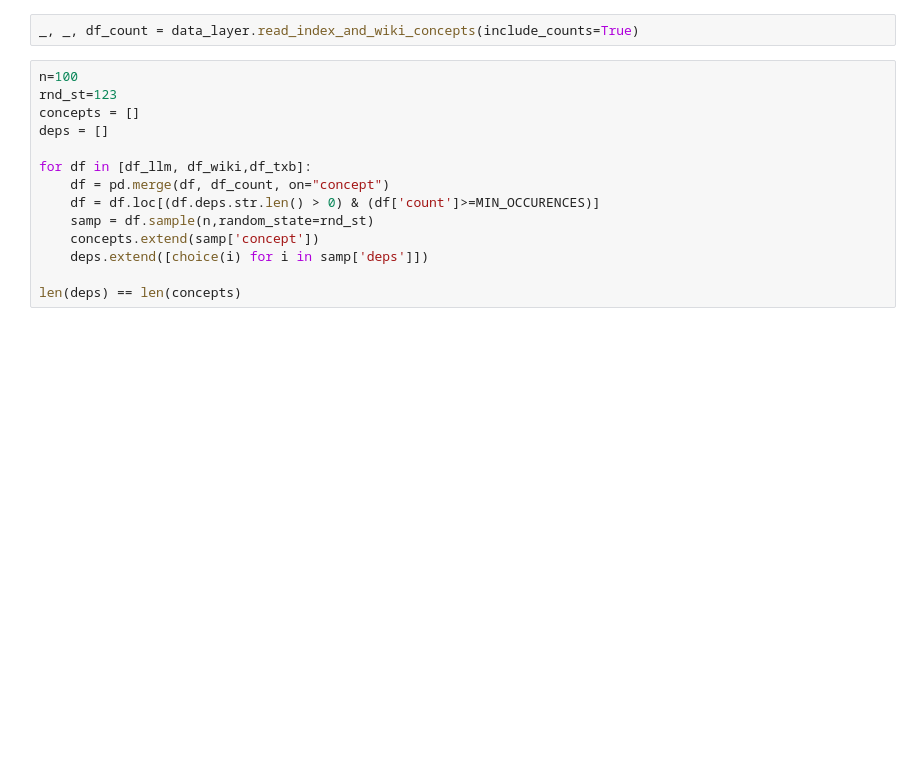
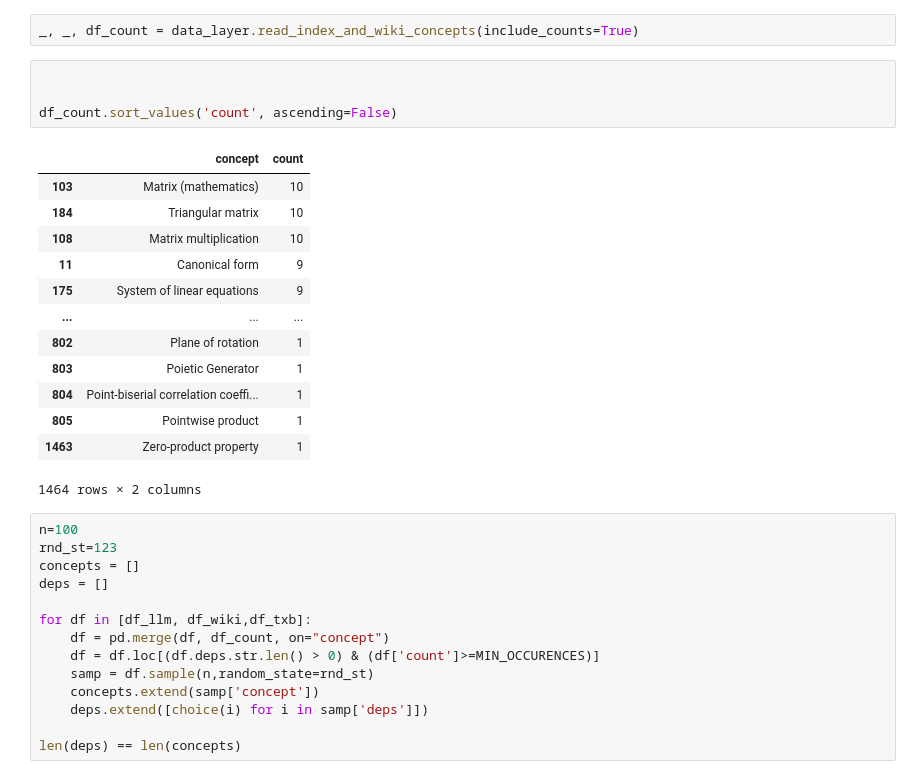
Before and after one commit to mlcolab/learning-dependencies, a Jupyter notebook: exp/23_validation_dataset.ipynb, the cells around one changed output. Cells and saved outputs as stored; diff of their text form; blank space fills up the shorter version.

```diff
--- a/exp/23_validation_dataset.ipynb
+++ b/exp/23_validation_dataset.ipynb
@@ -16,6 +16,24 @@ df_wiki['deps'] = [[dep[1] for dep in literal_eval(deps)] for deps in (df_wiki.d
 MIN_OCCURENCES=5
 # %%
 _, _, df_count = data_layer.read_index_and_wiki_concepts(include_counts=True)
+# %%
+
+
+df_count.sort_values('count', ascending=False)
+# %% [output]
+|  | concept | count |
+| 103 | Matrix (mathematics) | 10 |
+| 184 | Triangular matrix | 10 |
+| 108 | Matrix multiplication | 10 |
+| 11 | Canonical form | 9 |
+| 175 | System of linear equations | 9 |
+| ... | ... | ... |
+| 802 | Plane of rotation | 1 |
+| 803 | Poietic Generator | 1 |
+| 804 | Point-biserial correlation coeffi... | 1 |
+| 805 | Pointwise product | 1 |
+| 1463 | Zero-product property | 1 |
+1464 rows × 2 columns
 # %%
 n=100
 rnd_st=123
```
Also changed, not shown: 8 other files.
